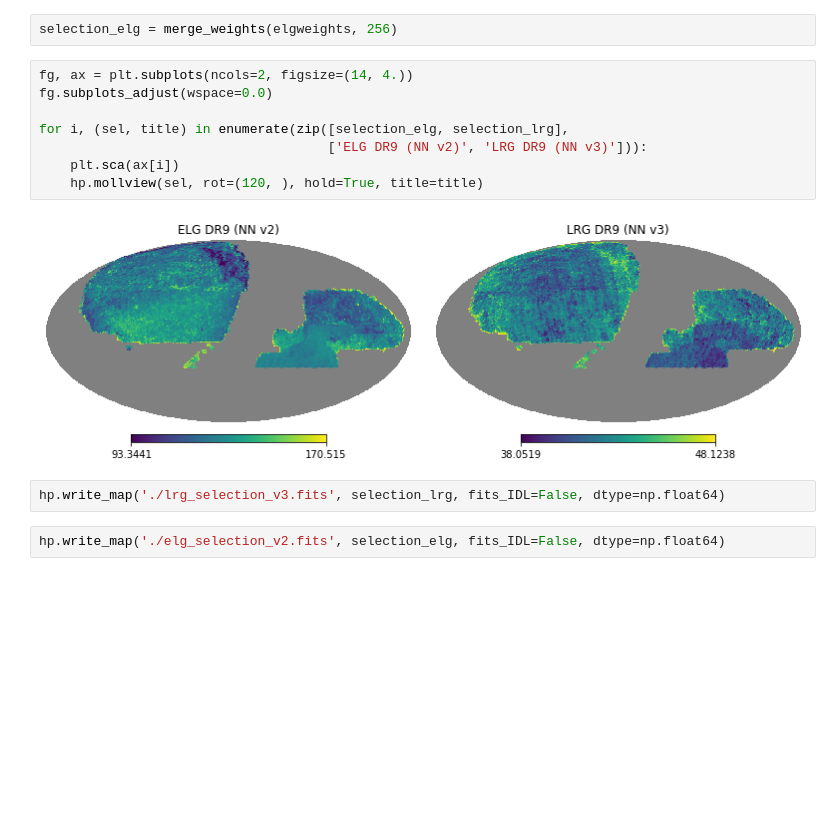
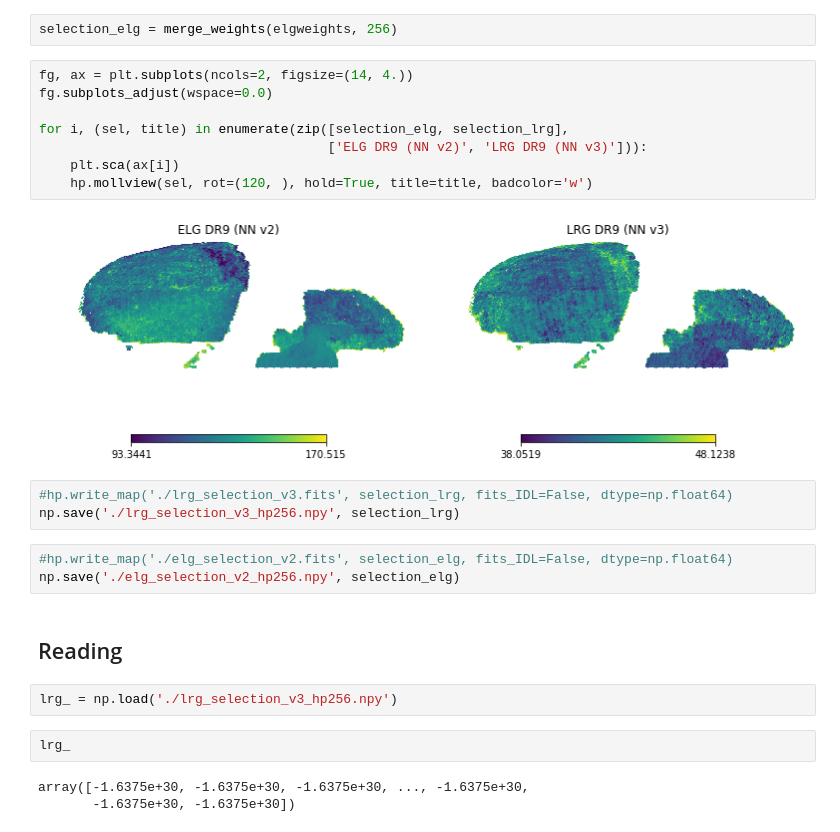
Before and after one commit to mehdirezaie/AddSys, a Jupyter notebook: addsystematics.ipynb, the cells around one changed output. Drawn from its saved outputs; the diff is of its cells as text; blank space fills up the shorter version.

Commit message:
write maps in npy

```diff
--- a/addsystematics.ipynb
+++ b/addsystematics.ipynb
@@ -74,14 +74,25 @@ selection_elg = merge_weights(elgweights, 256)
 # %%
 fg, ax = plt.subplots(ncols=2, figsize=(14, 4.))
 fg.subplots_adjust(wspace=0.0)
 
 for i, (sel, title) in enumerate(zip([selection_elg, selection_lrg],
                                      ['ELG DR9 (NN v2)', 'LRG DR9 (NN v3)'])):
     plt.sca(ax[i])
-    hp.mollview(sel, rot=(120, ), hold=True, title=title)
+    hp.mollview(sel, rot=(120, ), hold=True, title=title, badcolor='w')
 # %% [output]
-[figure, old version]
+[figure, new version]
 # %%
-hp.write_map('./lrg_selection_v3.fits', selection_lrg, fits_IDL=False, dtype=np.float64)
+#hp.write_map('./lrg_selection_v3.fits', selection_lrg, fits_IDL=False, dtype=np.float64)
+np.save('./lrg_selection_v3_hp256.npy', selection_lrg)
 # %%
-hp.write_map('./elg_selection_v2.fits', selection_elg, fits_IDL=False, dtype=np.float64)
+#hp.write_map('./elg_selection_v2.fits', selection_elg, fits_IDL=False, dtype=np.float64)
+np.save('./elg_selection_v2_hp256.npy', selection_elg)
+# %% [markdown]
+## Reading
+# %%
+lrg_ = np.load('./lrg_selection_v3_hp256.npy')
+# %%
+lrg_
+# %% [output]
+array([-1.6375e+30, -1.6375e+30, -1.6375e+30, ..., -1.6375e+30,
+       -1.6375e+30, -1.6375e+30])
```
Also changed, not shown: parts of 1 cell of this notebook, 2 other files.
